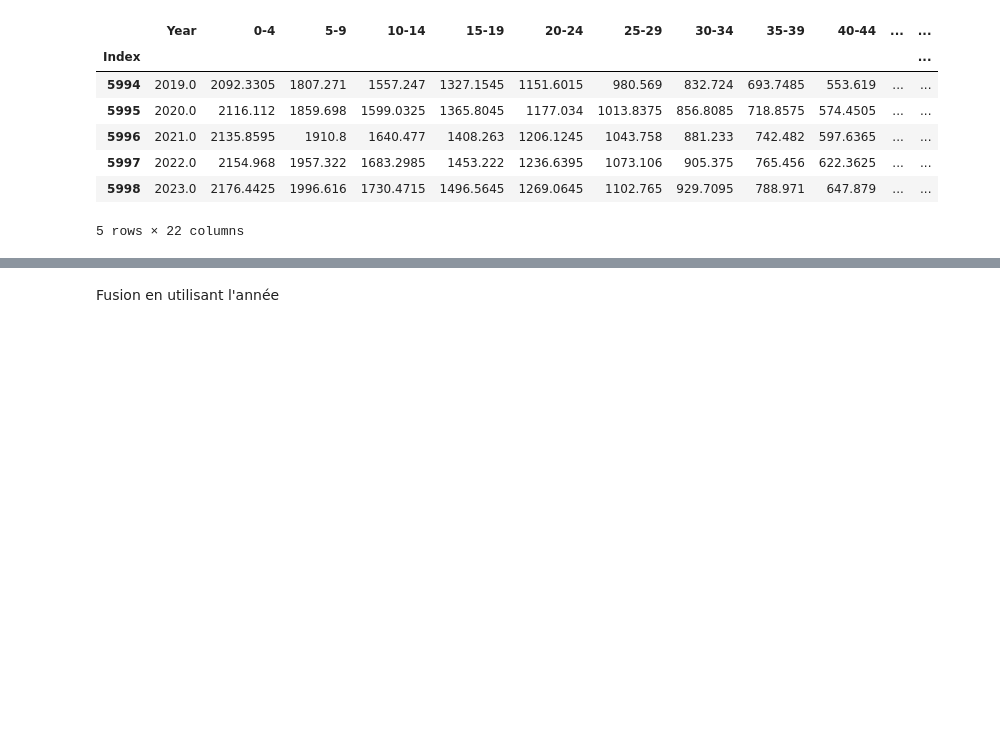
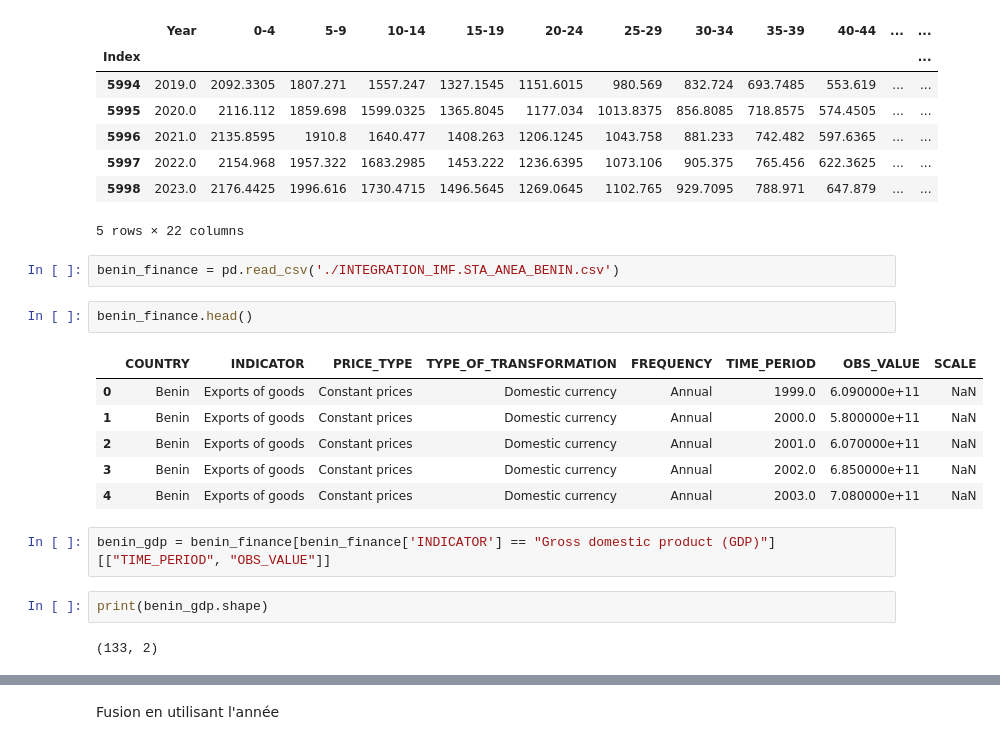
Before and after one commit to FidTCHANDO/ANIP_Challenge1, a Jupyter notebook: Tache_1_Tchando_SikaFidele_Notebook_JJMM.ipynb, the cells around one changed output, grey strips where cells are left out. Cells and saved outputs as stored; diff of their text form; blank space fills up the shorter version.

```diff
--- a/Tache_1_Tchando_SikaFidele_Notebook_JJMM.ipynb
+++ b/Tache_1_Tchando_SikaFidele_Notebook_JJMM.ipynb
@@ -107,3 +107,20 @@ benin_age.tail()
 | 5997 | 2022.0 | 2154.968 | 1957.322 | 1683.2985 | 1453.222 | 1236.6395 | 1073.106 | 905.375 | 765.456 | 622.3625 | ... | ... |
 | 5998 | 2023.0 | 2176.4425 | 1996.616 | 1730.4715 | 1496.5645 | 1269.0645 | 1102.765 | 929.7095 | 788.971 | 647.879 | ... | ... |
 5 rows × 22 columns
+# %%
+benin_finance = pd.read_csv('./INTEGRATION_IMF.STA_ANEA_BENIN.csv')
+# %%
+benin_finance.head()
+# %% [output]
+|  | COUNTRY | INDICATOR | PRICE_TYPE | TYPE_OF_TRANSFORMATION | FREQUENCY | TIME_PERIOD | OBS_VALUE | SCALE |
+| 0 | Benin | Exports of goods | Constant prices | Domestic currency | Annual | 1999.0 | 6.090000e+11 | NaN |
+| 1 | Benin | Exports of goods | Constant prices | Domestic currency | Annual | 2000.0 | 5.800000e+11 | NaN |
+| 2 | Benin | Exports of goods | Constant prices | Domestic currency | Annual | 2001.0 | 6.070000e+11 | NaN |
+| 3 | Benin | Exports of goods | Constant prices | Domestic currency | Annual | 2002.0 | 6.850000e+11 | NaN |
+| 4 | Benin | Exports of goods | Constant prices | Domestic currency | Annual | 2003.0 | 7.080000e+11 | NaN |
+# %%
+benin_gdp = benin_finance[benin_finance['INDICATOR'] == "Gross domestic product (GDP)"][["TIME_PERIOD", "OBS_VALUE"]]
+# %%
+print(benin_gdp.shape)
+# %% [output]
+(133, 2)
```
Also changed, not shown: parts of 9 cells of this notebook, 1 other file.
